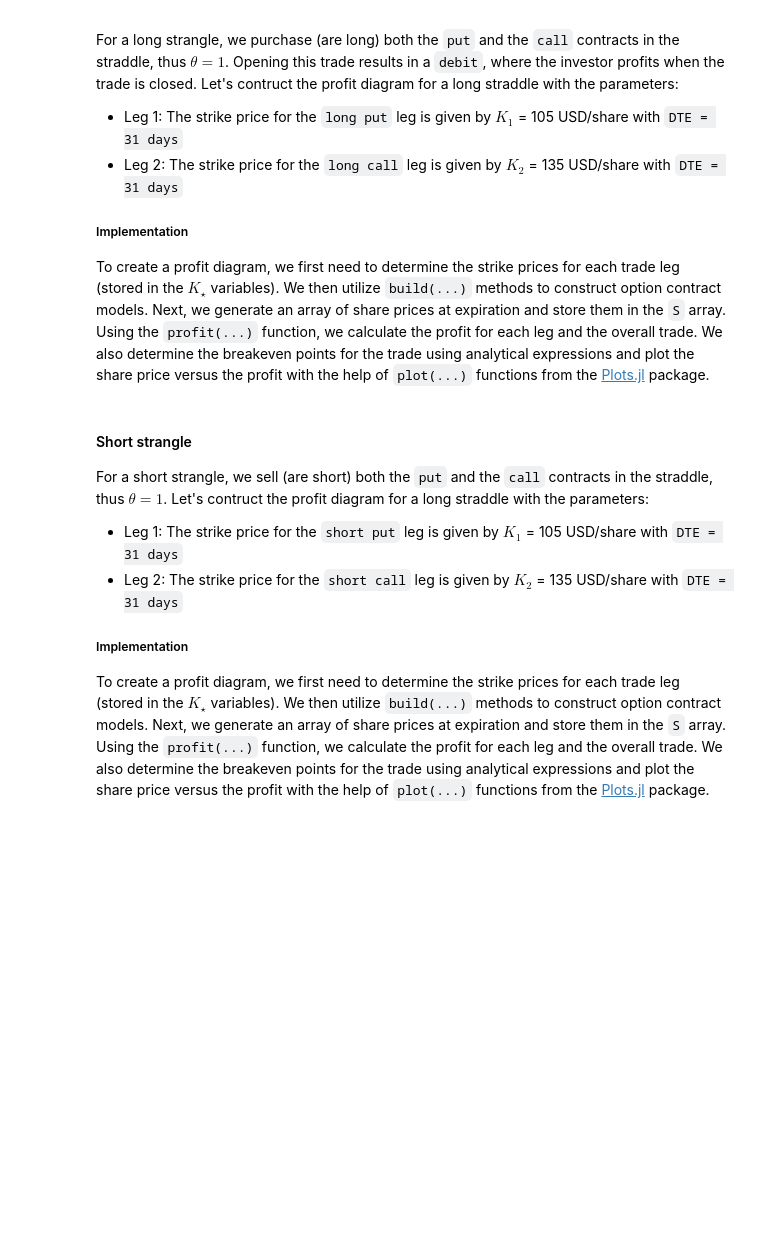
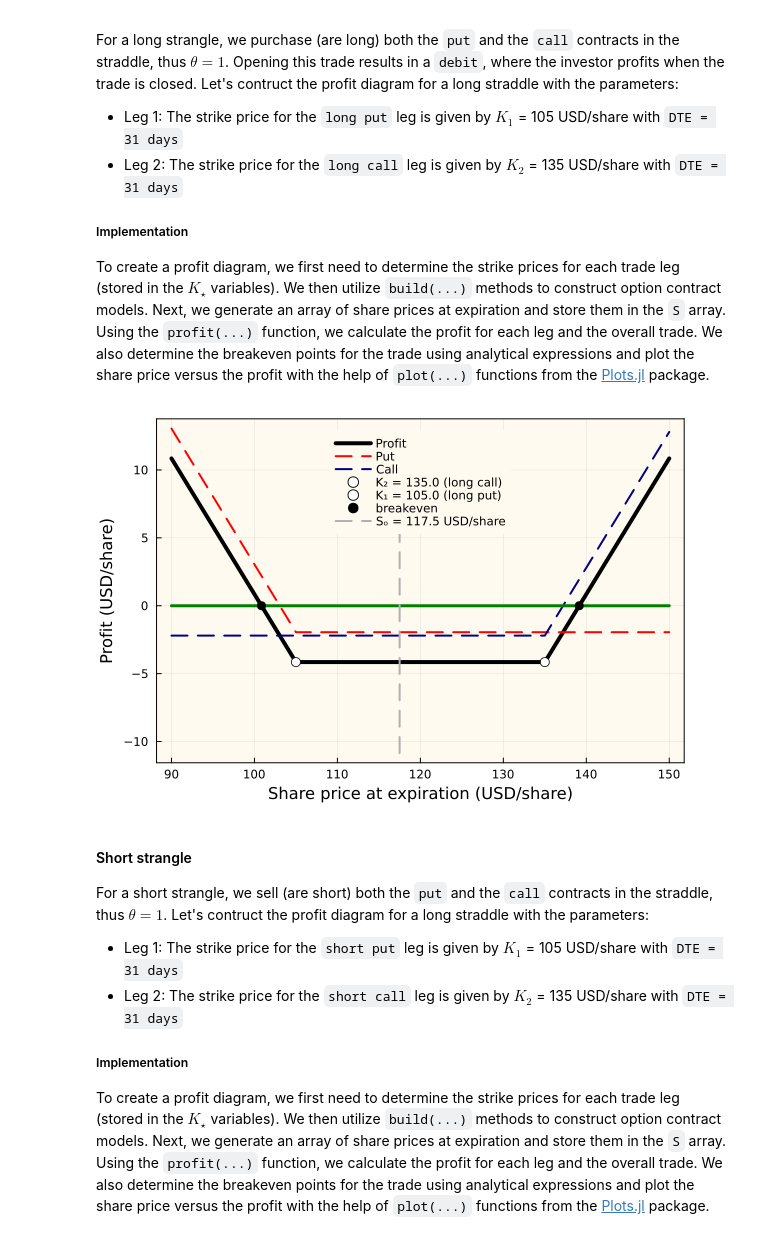
Before and after one commit to varnerlab/CHEME-5660-Examples-F23, a Jupyter notebook: CHEME-5660-L9a-CompositeContracts.ipynb, the cells around one changed output. Cells and saved outputs as stored; diff of their text form; code cells hidden in the pictures; blank space fills up the shorter version.

```diff
--- a/CHEME-5660-L9a-CompositeContracts.ipynb
+++ b/CHEME-5660-L9a-CompositeContracts.ipynb
@@ -310,35 +317,39 @@ let
 
     call_contract_model = build(MyAmericanCallContractModel, (
             K = K₂, premium = premium_2, sense = 1, copy = 1
     ));
 
     S = range(90,stop = 150, step=0.1) |> collect;
     number_of_steps = length(S);
     BEL = zeros(length(S))
     profit_array = profit([put_contract_model, call_contract_model], S);
 
     breakeven_array = zeros(2,2);
     breakeven_array[1,1] = K₂ + (premium_1 + premium_2);
     breakeven_array[2,1] = K₁ - (premium_1 + premium_2);
 
-    plot(profit_array[:,1], profit_array[:,4], lw=3, label="Profit", c=:black)
+    plot(profit_array[:,1], profit_array[:,4], lw=4, label="Profit", c=:black,
+        bg="floralwhite", 	background_color_outside="white", framestyle = :box, fg_legend = :transparent,
+        legend = :top)
     plot!(profit_array[:,1], profit_array[:,2], lw=2, label="Put", ls=:dash, c=:red)
     plot!(profit_array[:,1], profit_array[:,3], lw=2, label="Call", ls=:dash, c=:navyblue)
 
     scatter!([K₂],[max_loss], ms=5, label = "K₂ = $(K₂) (long call)", msc=:black, mc=:white)
     scatter!([K₁],[max_loss], ms=5, label = "K₁ = $(K₁) (long put)", msc=:black, mc=:white)
 
-    plot!(S,BEL,lw=3, c=:gray70, label="")
+    plot!(S,BEL,lw=3, c=:green, label="")
     scatter!(breakeven_array[:,1], breakeven_array[:,2], c=:black, label="breakeven", ms=5)
 
     VLINE = zeros(number_of_steps, 2)
     VLINE[:,1] .= Sₒ*ones(number_of_steps)
     VLINE[:,2] .= range(minimum(-1*profit_array[:,end]), stop = maximum(profit_array[:,end]), length = number_of_steps) |> collect;
     plot!(VLINE[:,1], VLINE[:,2], lw=2, c= :gray69, ls=:dash, label="Sₒ = $(Sₒ) USD/share")
 
     xlabel!("Share price at expiration (USD/share)", fontsize=18)
     ylabel!("Profit (USD/share)", fontsize=18)
 end
+# %% [output]
+[figure, added]
 # %% [markdown]
 #### Short strangle
 For a short strangle, we sell (are short) both the `put` and the `call` contracts in the straddle, thus $\theta = 1$. Let's contruct the profit diagram for a long straddle with the parameters:
```
Also changed, not shown: parts of 6 cells of this notebook.
